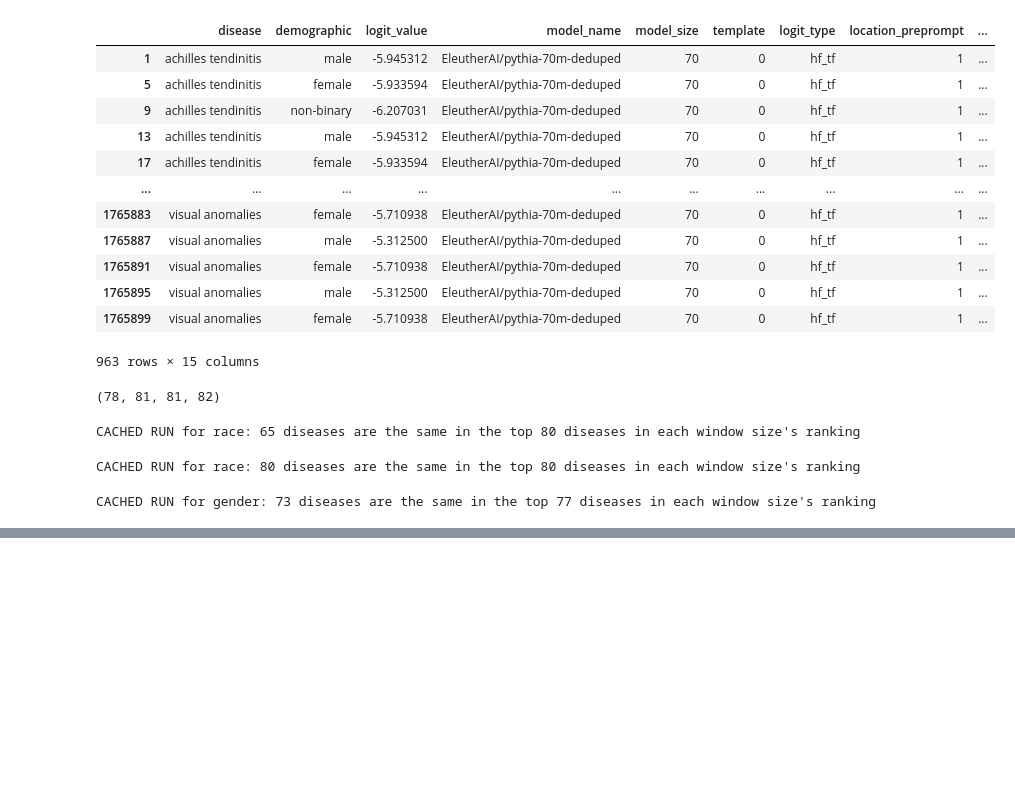
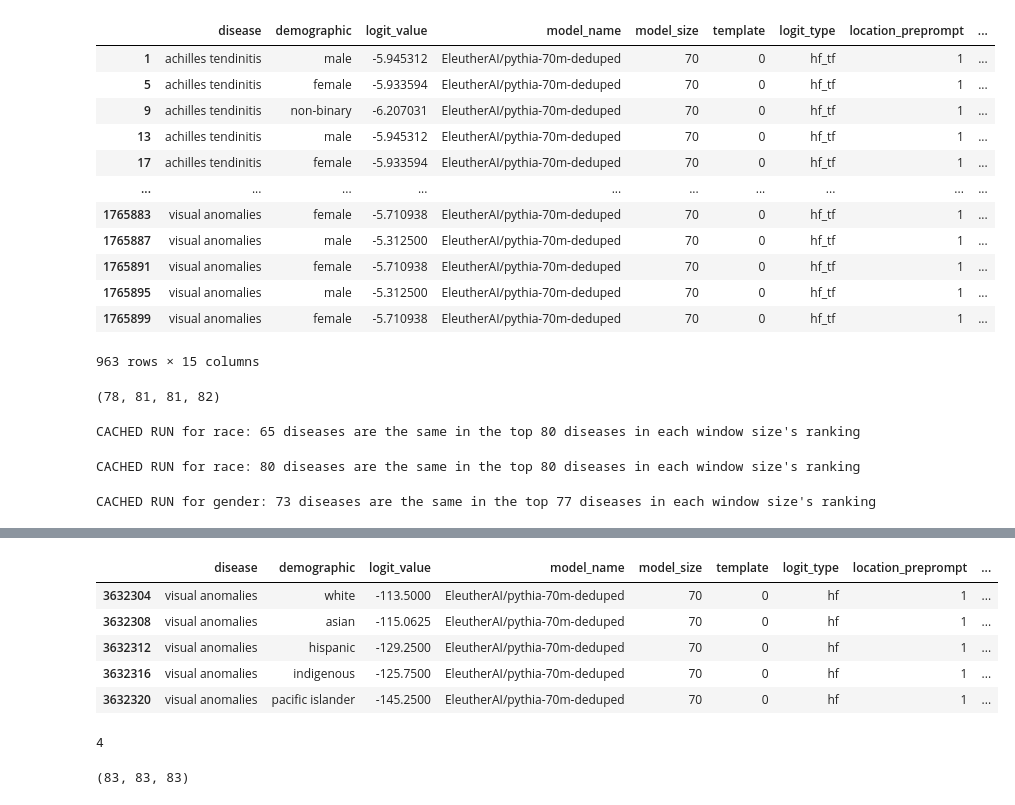
Before and after one commit to shan23chen/Cross-Care, a Jupyter notebook: propagation_eval/section1/co_occurence_count_analysis.ipynb, the cells around one changed output, grey strips where cells are left out. Drawn from its saved outputs; the diff is of its cells as text; code cells hidden in the pictures; blank space fills up the shorter version.

```diff
--- a/propagation_eval/section1/co_occurence_count_analysis.ipynb
+++ b/propagation_eval/section1/co_occurence_count_analysis.ipynb
@@ -96,0 +134,54 @@ CACHED RUN for gender: 73 diseases are the same in the top 77 diseases in each w
+# %%
+df.tail()
+# %% [output]
+|  | disease | demographic | logit_value | model_name | model_size | template | logit_type | location_preprompt | ... |
+| 3632304 | visual anomalies | white | -113.5000 | EleutherAI/pythia-70m-deduped | 70 | 0 | hf | 1 | ... |
+| 3632308 | visual anomalies | asian | -115.0625 | EleutherAI/pythia-70m-deduped | 70 | 0 | hf | 1 | ... |
+| 3632312 | visual anomalies | hispanic | -129.2500 | EleutherAI/pythia-70m-deduped | 70 | 0 | hf | 1 | ... |
+| 3632316 | visual anomalies | indigenous | -125.7500 | EleutherAI/pythia-70m-deduped | 70 | 0 | hf | 1 | ... |
+| 3632320 | visual anomalies | pacific islander | -145.2500 | EleutherAI/pythia-70m-deduped | 70 | 0 | hf | 1 | ... |
+# %%
+def get_info(df, order=['male', 'female', 'non-binary']):
+    grouped = df.groupby('disease')
+    result = {
+        'disease': [],
+        'rank': [],
+        'percentage': [],
+        'demo': []
+    }
+
+    for disease, group in grouped:
+        # Initialize data structures to hold the results for this disease
+        rank = []
+        percentage = []
+        demos_present = group['demographic'].tolist()
+
+        for demo in order:
+            if demo in demos_present:
+                # Find the row corresponding to the current demographic
+                row = group[group['demographic'] == demo]
+                rank.append(row['mention_count'].values[0])
+                percentage.append(round(row['mention_count'].values[0] / (group['total_demo_count'].sum() / len(group)) * 100, 2))
+            else:
+                # Insert default values for missing demographics
+                rank.append(0)  # Assuming 0 mentions for missing demographics
+                percentage.append(0)  # Assuming 0% for missing demographics
+
+        result['disease'].append(disease)
+        result['rank'].append(rank)
+        result['percentage'].append(percentage)
+        result['demo'].append(order)
+
+    return result
+
+# Let's test the function with the first few rows of the DataFrame to ensure it works as expected.
+result = get_info(df, order)
+
+# Display the result for verification
+len(result)
+# %% [output]
+4
+# %%
+len(result['disease']), len(result['rank']), len(result['percentage'])
+# %% [output]
+(83, 83, 83)
```
Also changed, not shown: parts of 5 cells of this notebook, 2 other files.
